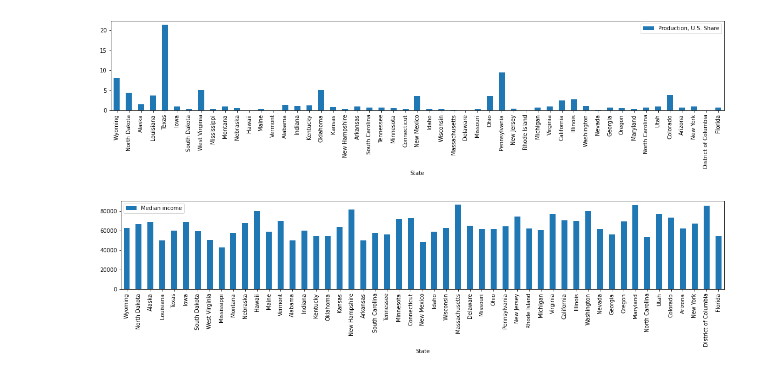
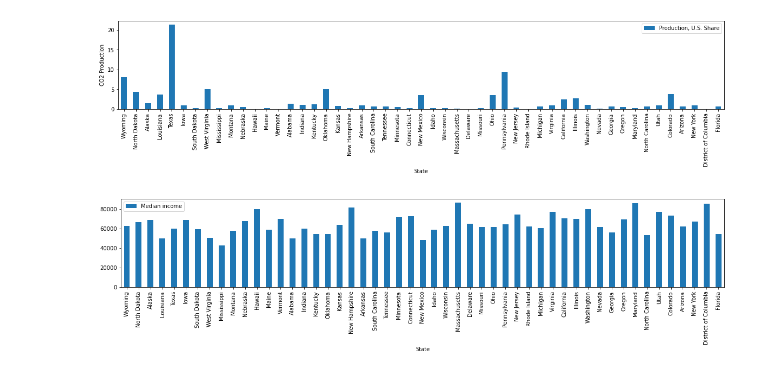
Before and after one commit to sunwoo-kim20/global-climate-change-analysis, a Jupyter notebook: state income and emissions.ipynb, the cells around one changed output. Saved outputs shown, nothing was run; the diff lists cells and outputs as text; code cells hidden in the pictures.

```diff
--- a/state income and emissions.ipynb
+++ b/state income and emissions.ipynb
@@ -112,12 +116,15 @@ us_co2_production = merge_df["Production, U.S. Share"].astype(int)
 median_income = merge_df["Median income"].astype(int)
 co2_per_capita = merge_df["Consumption per Capita, Million Btu"].tolist()
 # %%
+#create dataframe for plotting
 state_emissions_df = merge_df[["State", "Production, U.S. Share"]]
 state_emissions_df = state_emissions_df.set_index("State")
 
 #plot state vs. emissions data
 state_emissions_df.plot(kind='bar', figsize=(20,3))
+plt.ylabel("CO2 Production")
+
 plt.show()
 # %% [output]
-[figure, old version]
+[figure, new version]
 # %%
```
Also changed, not shown: parts of 7 cells of this notebook.
